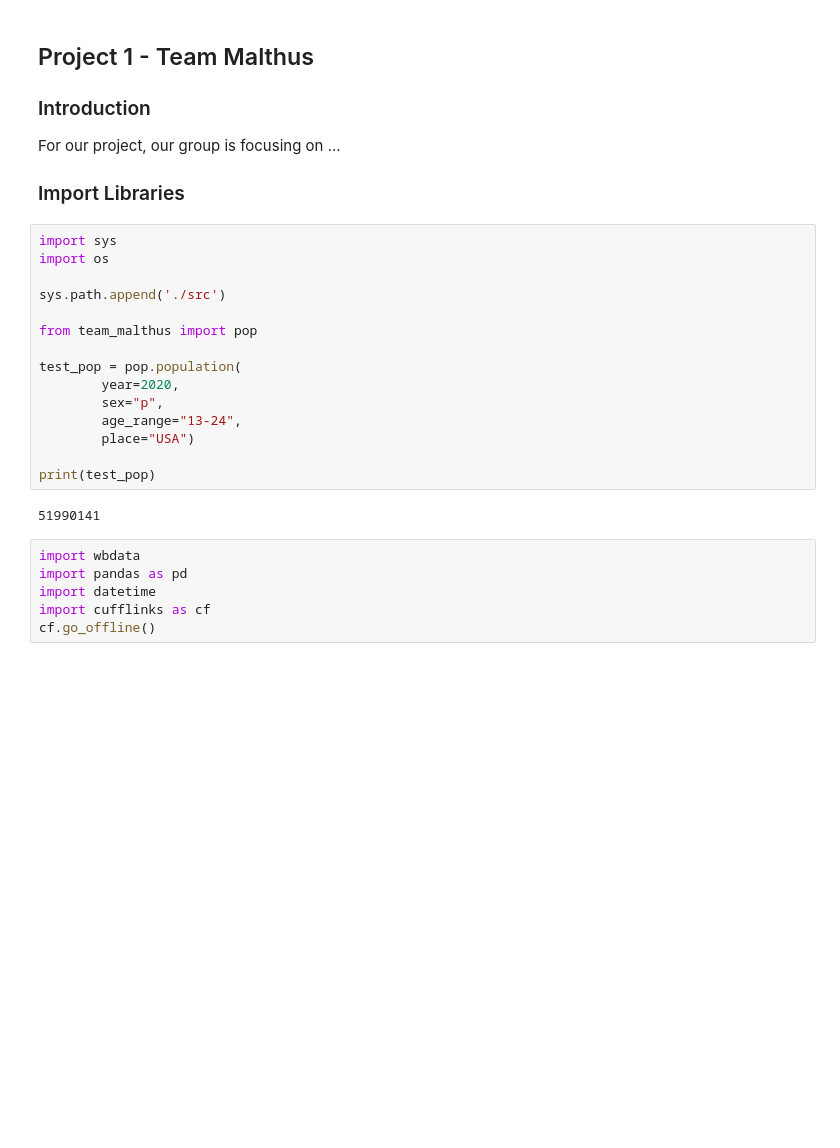
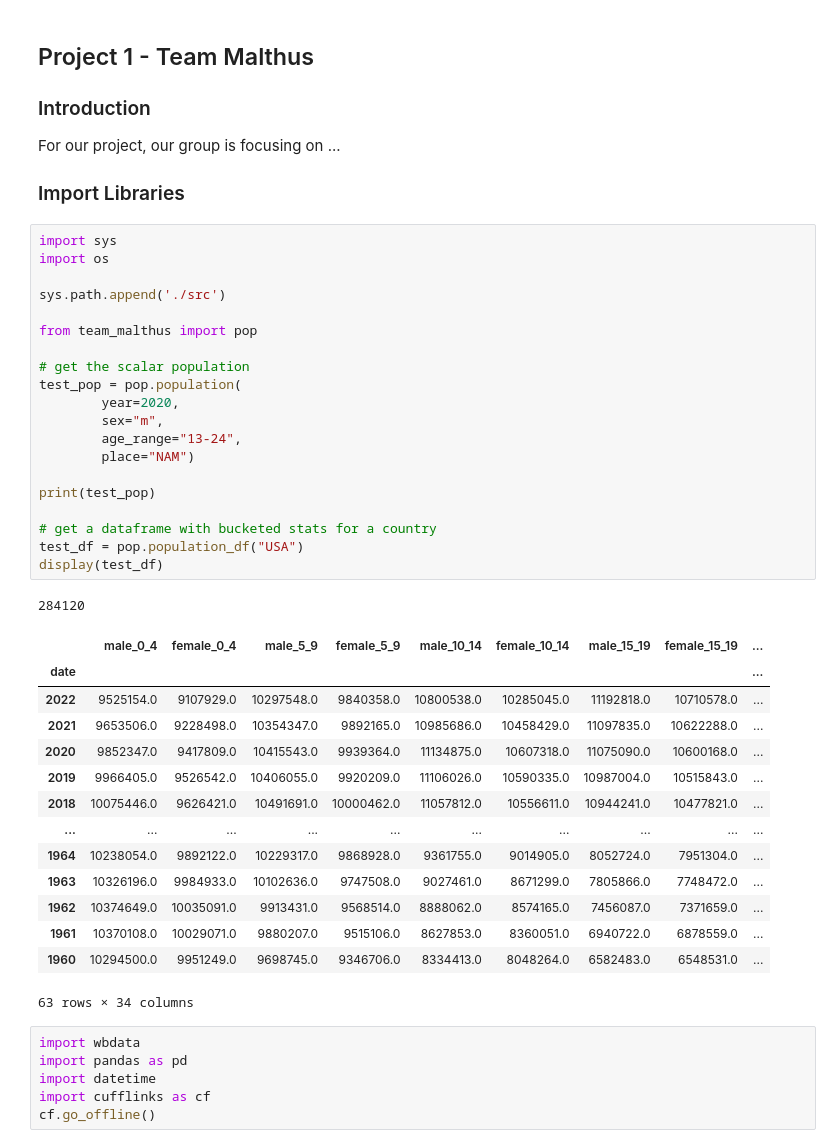
Before and after one commit to Chris-Nicholas-collaborators/EEP153_team_Malthus, a Jupyter notebook: Project1/project1.ipynb, the cells around one changed output. Drawn from its saved outputs; the diff is of its cells as text; blank space fills up the shorter version.

Commit message:
add basic dataframe support

```diff
--- a/Project1/project1.ipynb
+++ b/Project1/project1.ipynb
@@ -6,20 +6,39 @@ For our project, our group is focusing on ...
 # %%
 import sys
 import os
 
 sys.path.append('./src')
 
 from team_malthus import pop
 
+# get the scalar population
 test_pop = pop.population(
         year=2020,
-        sex="p",
+        sex="m",
         age_range="13-24",
-        place="USA")
+        place="NAM")
 
 print(test_pop)
+
+# get a dataframe with bucketed stats for a country
+test_df = pop.population_df("USA")
+display(test_df)
 # %% [output]
-51990141
+284120
+|  | male_0_4 | female_0_4 | male_5_9 | female_5_9 | male_10_14 | female_10_14 | male_15_19 | female_15_19 | ... |
+| date |  |  |  |  |  |  |  |  | ... |
+| 2022 | 9525154.0 | 9107929.0 | 10297548.0 | 9840358.0 | 10800538.0 | 10285045.0 | 11192818.0 | 10710578.0 | ... |
+| 2021 | 9653506.0 | 9228498.0 | 10354347.0 | 9892165.0 | 10985686.0 | 10458429.0 | 11097835.0 | 10622288.0 | ... |
+| 2020 | 9852347.0 | 9417809.0 | 10415543.0 | 9939364.0 | 11134875.0 | 10607318.0 | 11075090.0 | 10600168.0 | ... |
+| 2019 | 9966405.0 | 9526542.0 | 10406055.0 | 9920209.0 | 11106026.0 | 10590335.0 | 10987004.0 | 10515843.0 | ... |
+| 2018 | 10075446.0 | 9626421.0 | 10491691.0 | 10000462.0 | 11057812.0 | 10556611.0 | 10944241.0 | 10477821.0 | ... |
+| ... | ... | ... | ... | ... | ... | ... | ... | ... | ... |
+| 1964 | 10238054.0 | 9892122.0 | 10229317.0 | 9868928.0 | 9361755.0 | 9014905.0 | 8052724.0 | 7951304.0 | ... |
+| 1963 | 10326196.0 | 9984933.0 | 10102636.0 | 9747508.0 | 9027461.0 | 8671299.0 | 7805866.0 | 7748472.0 | ... |
+| 1962 | 10374649.0 | 10035091.0 | 9913431.0 | 9568514.0 | 8888062.0 | 8574165.0 | 7456087.0 | 7371659.0 | ... |
+| 1961 | 10370108.0 | 10029071.0 | 9880207.0 | 9515106.0 | 8627853.0 | 8360051.0 | 6940722.0 | 6878559.0 | ... |
+| 1960 | 10294500.0 | 9951249.0 | 9698745.0 | 9346706.0 | 8334413.0 | 8048264.0 | 6582483.0 | 6548531.0 | ... |
+63 rows × 34 columns
 # %%
 import wbdata
 import pandas as pd
```
Also changed, not shown: 2 other files.
